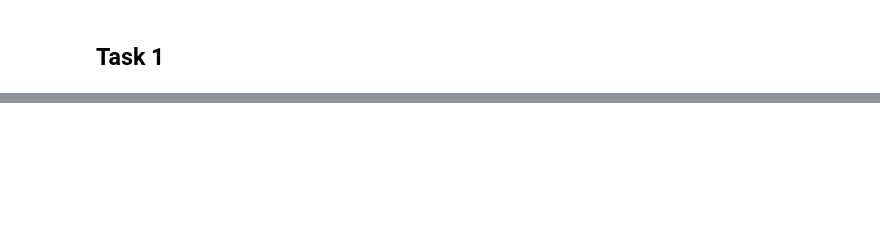
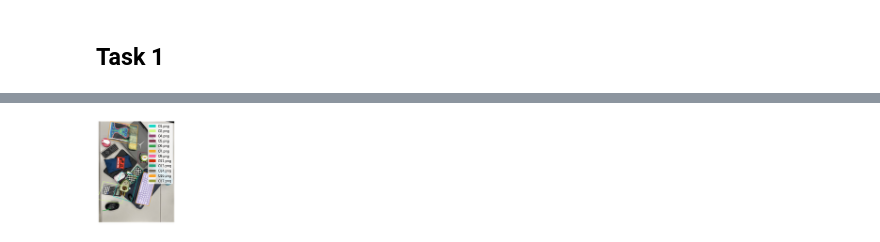
Before and after one commit to UsamaMo/Object-Detection-Model, a Jupyter notebook: Code/Code/Main.ipynb, the cells around one changed output, grey strips where cells are left out. Saved outputs shown, nothing was run; the diff lists cells and outputs as text; code cells hidden in the pictures; blank space fills up the shorter version.

```diff
--- a/Code/Code/Main.ipynb
+++ b/Code/Code/Main.ipynb
@@ -179,15 +184,26 @@ plt.imshow(matched_img)
 # %%
-import matplotlib.patches as mpatches
+sift = cv2.SIFT_create()
+bf = cv2.BFMatcher()
 
-sift = cv2.SIFT_create()
+# *example of ground truth
+ground_truth = {}
 
-# Function to detect objects and draw boxes with color legend
+# Assuming each scene has a consistent set of objects, but you can customize as needed
+objects_in_scenes = {"Object_" + str(i) for i in range(1,18)}
+# Generate ground truth data for scenes from 1 to 28
+# for i in range(1, 2):
+#     ground_truth[f'Scene_{i}'] = objects_in_scenes
+ground_truth[f'Scene_28'] = objects_in_scenes
+
+# ! NEW
 def detect_and_draw_box_with_legend(object_img_path, scene_img, scene_keypoints, scene_descriptors, color, color_legend):
     object_img = cv2.imread(object_img_path)
     object_img_gray = cv2.cvtColor(object_img, cv2.COLOR_BGR2GRAY)
     object_keypoints, object_descriptors = sift.detectAndCompute(object_img_gray, None)
     matches = bf.knnMatch(object_descriptors, scene_descriptors, k=2)
     good_matches = [m for m, n in matches if m.distance < 0.75 * n.distance]
+
+    object_detected = False  # Initialize a flag for object detection
 
     if len(good_matches) > 4:
         src_pts = np.float32([object_keypoints[m.queryIdx].pt for m in good_matches]).reshape(-1, 1, 2)
@@ -197,42 +213,94 @@ def detect_and_draw_box_with_legend(object_img_path, scene_img, scene_keypoints,
             h, w = object_img_gray.shape
             pts = np.float32([[0, 0], [0, h], [w, h], [w, 0]]).reshape(-1, 1, 2)
             dst = cv2.perspectiveTransform(pts, M)
             scene_img = cv2.polylines(scene_img, [np.int32(dst)], True, color, 12, cv2.LINE_AA)
             color_legend.append((color, object_img_path.split('/')[-1]))
+            object_detected = True  # Set the flag to True as the object is detected
 
-    return scene_img, color_legend
+    return scene_img, color_legend, object_detected
+
+
 
 # Initialize color legend list
 color_legend = []
 scene_result = []
+color_legend_result = []
+count = 0
 
-# Process each object image, draw boxes, and prepare the legend
+# *Initialize dictionary to store detection results for each scene
+detected_objects = {scene: set() for scene in ground_truth}
+
+
+# *Process each object image, draw boxes, and prepare the legend
 for scene_name, scene_img_path in scene_dict.items() :
     # Read scene from each scene
     scene = cv2.imread(path_scene + str(scene_dict[scene_name]) )
 
     # Reading scene keypoints and descriptors
     scene_keypoints, scene_descriptors = sift.detectAndCompute(scene, None)
 
     # Iterating through object dictionary list and detect whether they appear on the scne
     for object_name, object_img_path in object_dict.items():
         # Set up count to select each color box for each different objects
         color = colors[count % len(colors)]
         count += 1
 
-        scene_img, color_legend = detect_and_draw_box_with_legend(path_object + object_img_path, scene, scene_keypoints, scene_descriptors,color, color_legend)
+        scene_img, color_legend, detected = detect_and_draw_box_with_legend(path_object + object_img_path, scene, scene_keypoints, scene_descriptors,color, color_legend)
+
+        if detected:
+            detected_objects[scene_name].add(object_name)
     scene_result.append(scene_img)
+    color_legend_result.append(color_legend)
+    color_legend =[]
 
-# Convert the image to RGB for displaying in Matplotlib
-scene_img_rgb = cv2.cvtColor(scene_img, cv2.COLOR_BGR2RGB)
 
-# Display the image and the legend
-plt.figure(figsize=(15, 15))
-plt.imshow(scene_img_rgb)
-plt.axis('off')
+# Calculate the number of rows needed for the subplot
+num_scenes = len(scene_result)
+num_columns = 4
+num_rows = num_scenes // num_columns + (num_scenes % num_columns > 0)
 
-# Create a list of patches for the legend
-legend_patches = [mpatches.Patch(color=np.array(color[::-1])/255, label=name) for color, name in color_legend]
-plt.legend(handles=legend_patches, loc='upper right')
+# Create a figure with subplots
+fig, axes = plt.subplots(num_rows, num_columns, figsize=(30, num_rows * 4))
+# Flatten the axes array for easy iteration
+axes = axes.flatten()
 
+# Go through each scene and its corresponding legend
+for i, (scene_img, color_legend) in enumerate(zip(scene_result, color_legend_result)):
+    # Convert the image to RGB for displaying in Matplotlib
+    scene_img_rgb = cv2.cvtColor(scene_img, cv2.COLOR_BGR2RGB)
+
+    # Display the scene image
+    axes[i].imshow(scene_img_rgb)
+    axes[i].axis('off')  # Hide the axis
+
+    # Create a list of patches for the legend
+    legend_patches = [mpatches.Patch(color=np.array(color[::-1])/255, label=name) for color, name in color_legend]
+    axes[i].legend(handles=legend_patches, loc='upper right', fontsize='small')
+
+# Hide any remaining empty subplots
+for j in range(i + 1, num_columns * num_rows):
+    axes[j].axis('off')
+
+# Adjust layout to prevent overlapping
+plt.tight_layout()
 plt.show()
+
+# * This function used to calculate_metrics
+def calculate_metrics(TP, FP, FN, TN):
+    precision = TP / (TP + FP) if (TP + FP) > 0 else 0
+    recall = TP / (TP + FN) if (TP + FN) > 0 else 0
+    f1_score = 2 * (precision * recall) / (precision + recall) if (precision + recall) > 0 else 0
+    accuracy = (TP + TN) / (TP + FP + FN + TN) if (TP + FP + FN + TN) > 0 else 0
+    return precision, recall, f1_score, accuracy
+
+for scene_name in ground_truth:
+    print("\n\n" , detected_objects)
+    TP = len(ground_truth[scene_name].intersection(detected_objects[scene_name]))
+    FP = len(detected_objects[scene_name] - ground_truth[scene_name])
+    FN = len(ground_truth[scene_name] - detected_objects[scene_name])
+    TN = 0  # Typically not used in object detection
+
+    precision, recall, f1_score, accuracy = calculate_metrics(TP, FP, FN, TN)
+    print(f'{scene_name} - Precision: {precision:.2f}, Recall: {recall:.2f}, F1-Score: {f1_score:.2f}, Accuracy: {accuracy:.2f}')
+# %% [output]
+[figure, added]
```
Also changed, not shown: parts of 6 cells of this notebook, 1 other file.
